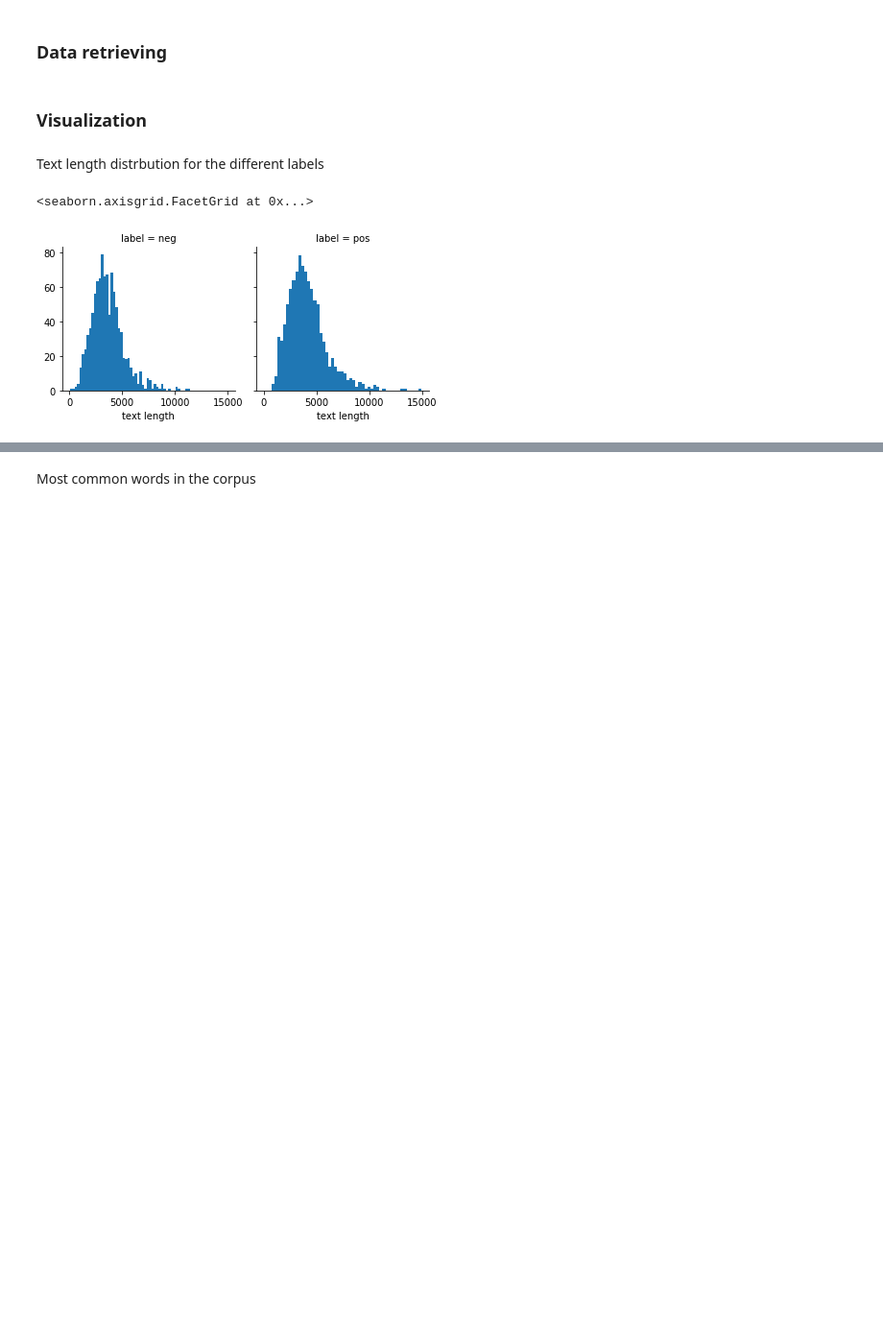
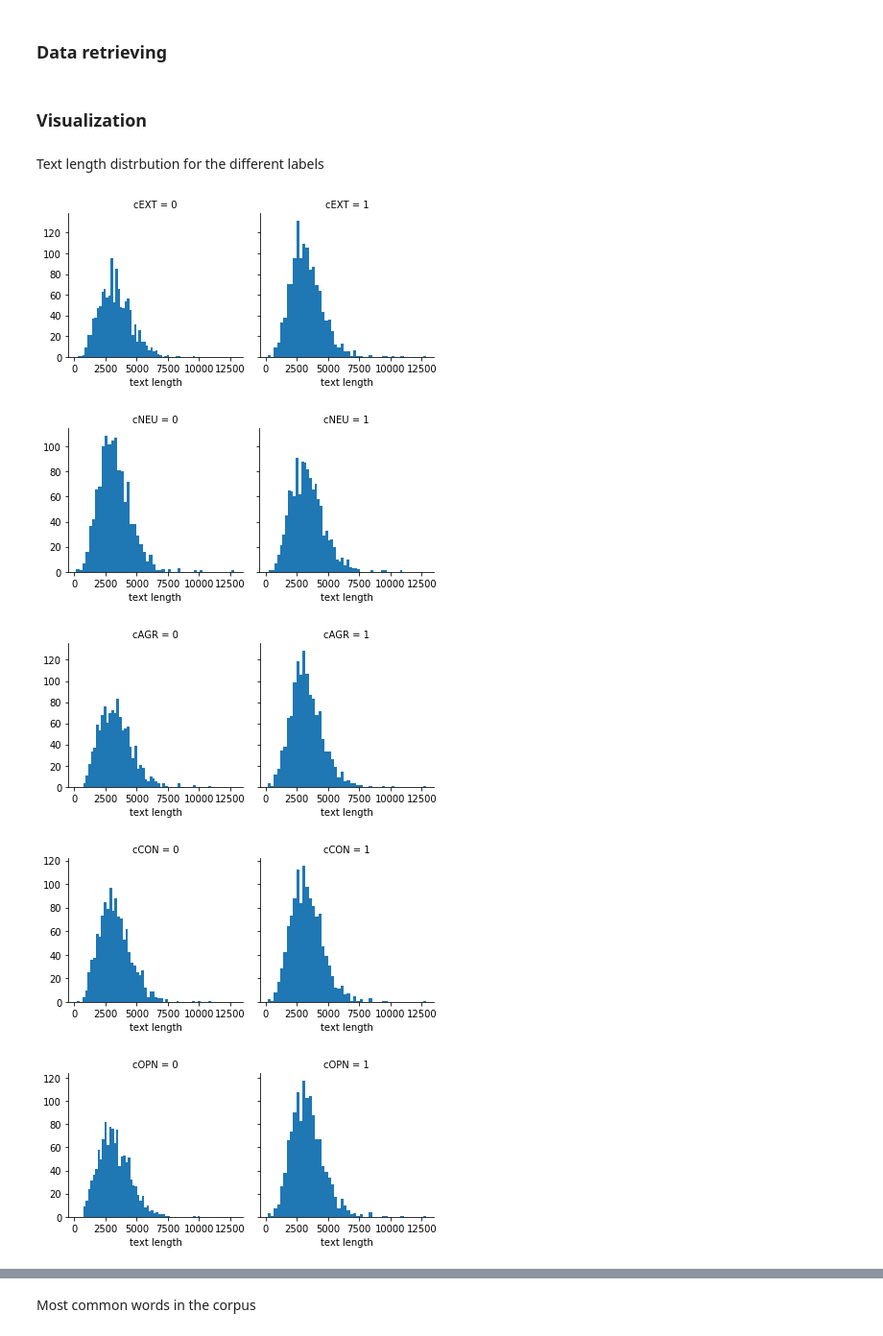
Before and after one commit to maelfabien/Multimodal-Emotion-Recognition, a Jupyter notebook: Text/All_NLP.ipynb, the cells around one changed output, grey strips where cells are left out. Shown at 96% size. Drawn from its saved outputs; the diff is of its cells as text; code cells hidden in the pictures; blank space fills up the shorter version.

```diff
--- a/Text/All_NLP.ipynb
+++ b/Text/All_NLP.ipynb
@@ -78,3 +61,5 @@ data_essays['cCON'] = np.where(data_essays['cCON']=='y', 1, 0)
 data_essays['cOPN'] = np.where(data_essays['cOPN']=='y', 1, 0)
 X_essays = data_essays['TEXT'].tolist()
 y_essays = data_essays[['cEXT', 'cNEU', 'cAGR', 'cCON', 'cOPN']]
+data_essays['text length'] = data_essays['TEXT'].apply(len)
+labels = ['cEXT', 'cNEU', 'cAGR', 'cCON', 'cOPN']
@@ -83,9 +72,13 @@ y_essays = data_essays[['cEXT', 'cNEU', 'cAGR', 'cCON', 'cOPN']]
 # %% [markdown]
 Text length distrbution for the different labels
 # %%
- g = sns.FacetGrid(data=data, col='label')
-g.map(plt.hist, 'text length', bins=50)
+for label in labels :
+    g = sns.FacetGrid(data=data_essays, col=label)
+    g.map(plt.hist, 'text length', bins=50)
 # %% [output]
-<seaborn.axisgrid.FacetGrid at 0x...>
-[figure, old version]
+[figure, new version]
+[figure, added]
+[figure, added]
+[figure, added]
+[figure, added]
 # %%
```
Also changed, not shown: parts of 62 cells of this notebook.
